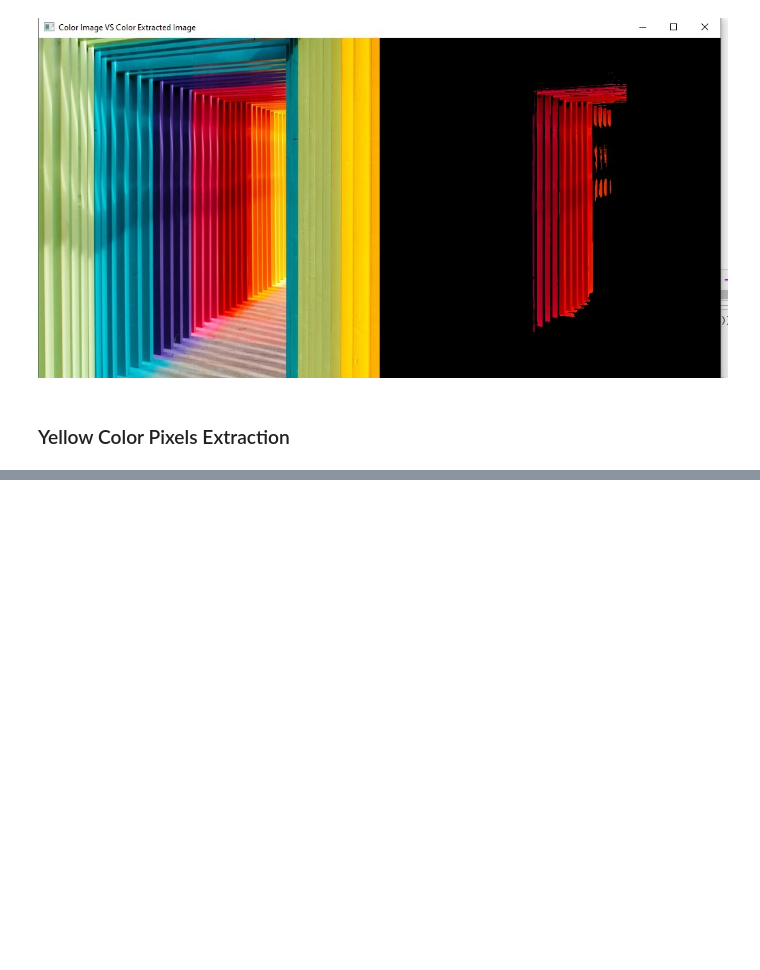
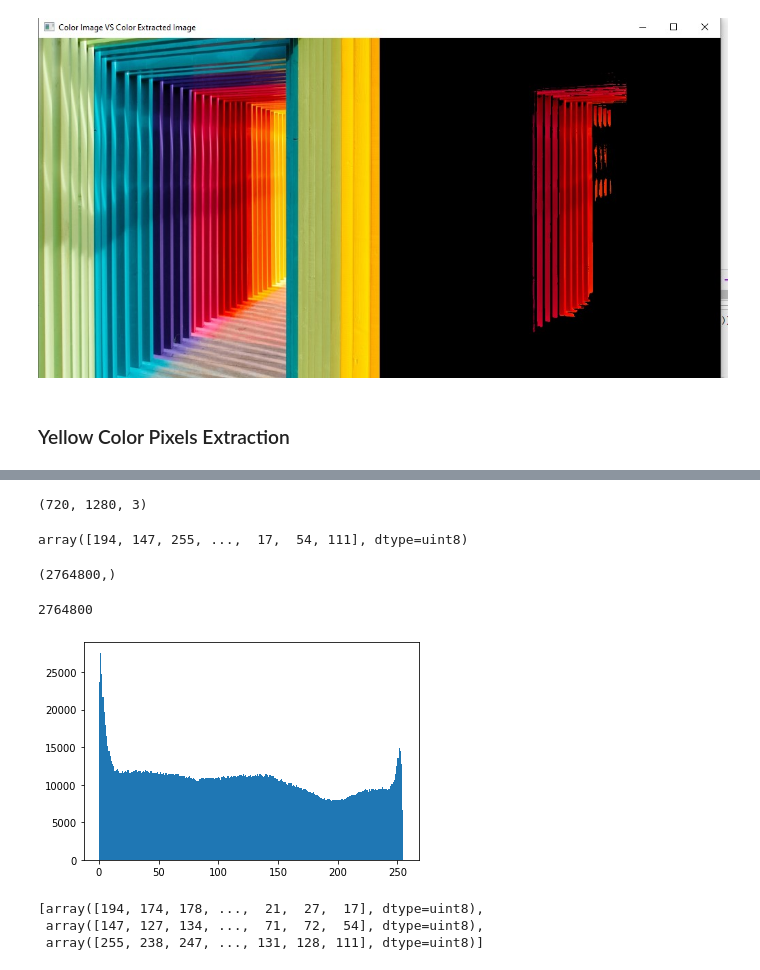
Before and after one commit to alaminbhuyan/OpenCV, a Jupyter notebook: Project1/Some_basic_function.ipynb, the cells around one changed output, grey strips where cells are left out. Drawn from its saved outputs; the diff is of its cells as text; code cells hidden in the pictures; blank space fills up the shorter version.

Commit message:
work on some_basic_function.ipynb

```diff
--- a/Project1/Some_basic_function.ipynb
+++ b/Project1/Some_basic_function.ipynb
@@ -1023,0 +1057,51 @@ cv2.destroyAllWindows()
+# %%
+color_img = cv2.imread(filename="image_examples/color-1.jpg")
+
+resize_img = cv2.resize(src=color_img, dsize=(1280, 720))
+
+# resize_img2 = cv2.resize(src=color_img, dsize=(500, 320))
+
+cv2.imshow(winname="Image", mat=resize_img)
+cv2.waitKey()
+cv2.destroyAllWindows()
+# %%
+resize_img.shape
+# %% [output]
+(720, 1280, 3)
+# %%
+# ravel() function make multi-dimantional array into single dimantation
+
+resize_img.ravel()
+# %% [output]
+array([194, 147, 255, ...,  17,  54, 111], dtype=uint8)
+# %%
+resize_img.ravel().shape
+# %% [output]
+(2764800,)
+# %%
+# to show how many pixel value in this image
+
+resize_img.ravel().size
+# %% [output]
+2764800
+# %%
+# Histogram of Image
+
+plt.hist(x=resize_img.ravel(), bins=256, range=[0, 255])
+plt.show()
+# %% [output]
+[figure, added]
+# %%
+# Histogram of All Channels
+
+colors = ('blue', 'green', 'red')
+
+# resize_img[all_rows, all_columns, channels]
+
+img_ravel = [resize_img[:, :, 0].ravel(), resize_img[:, :, 1].ravel(), resize_img[:, :, 2].ravel()]
+
+img_ravel
+# %% [output]
+[array([194, 174, 178, ...,  21,  27,  17], dtype=uint8),
+ array([147, 127, 134, ...,  71,  72,  54], dtype=uint8),
+ array([255, 238, 247, ..., 131, 128, 111], dtype=uint8)]
```
Also changed, not shown: parts of 9 cells of this notebook, 8 other files.
